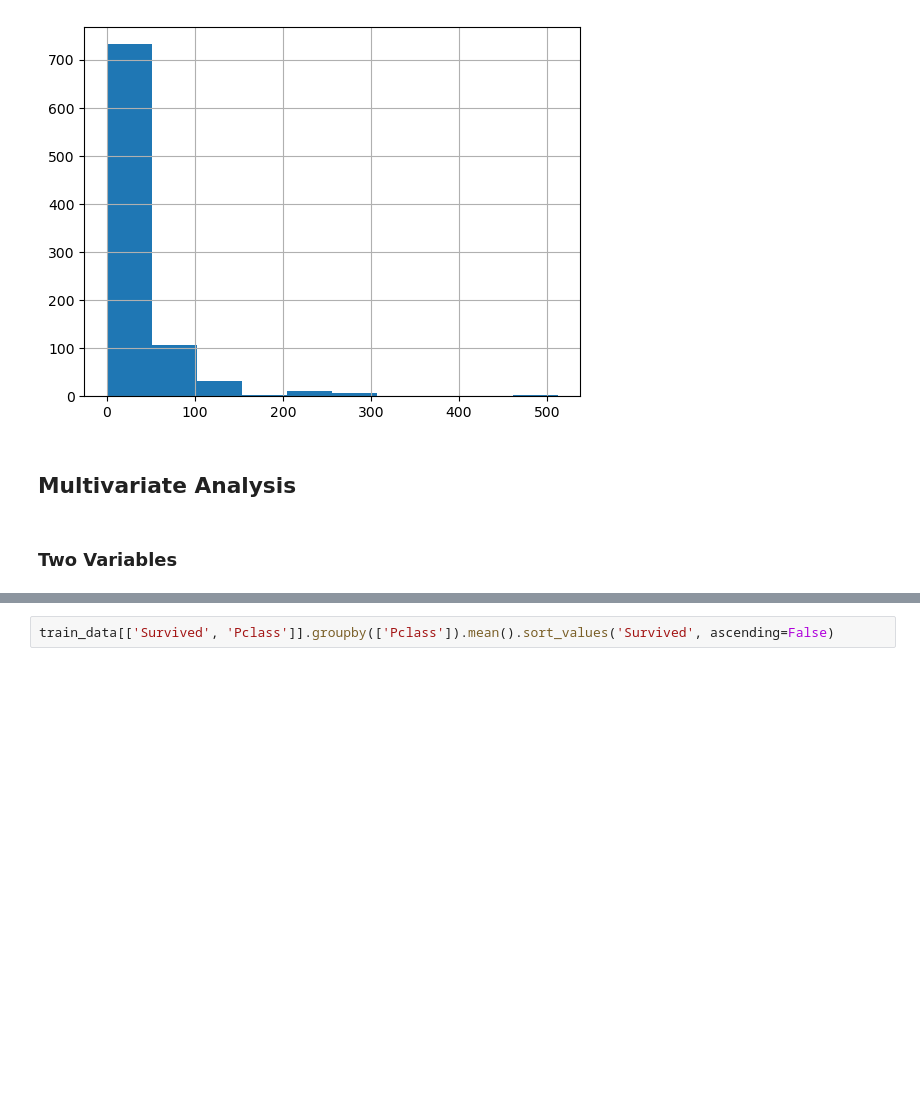
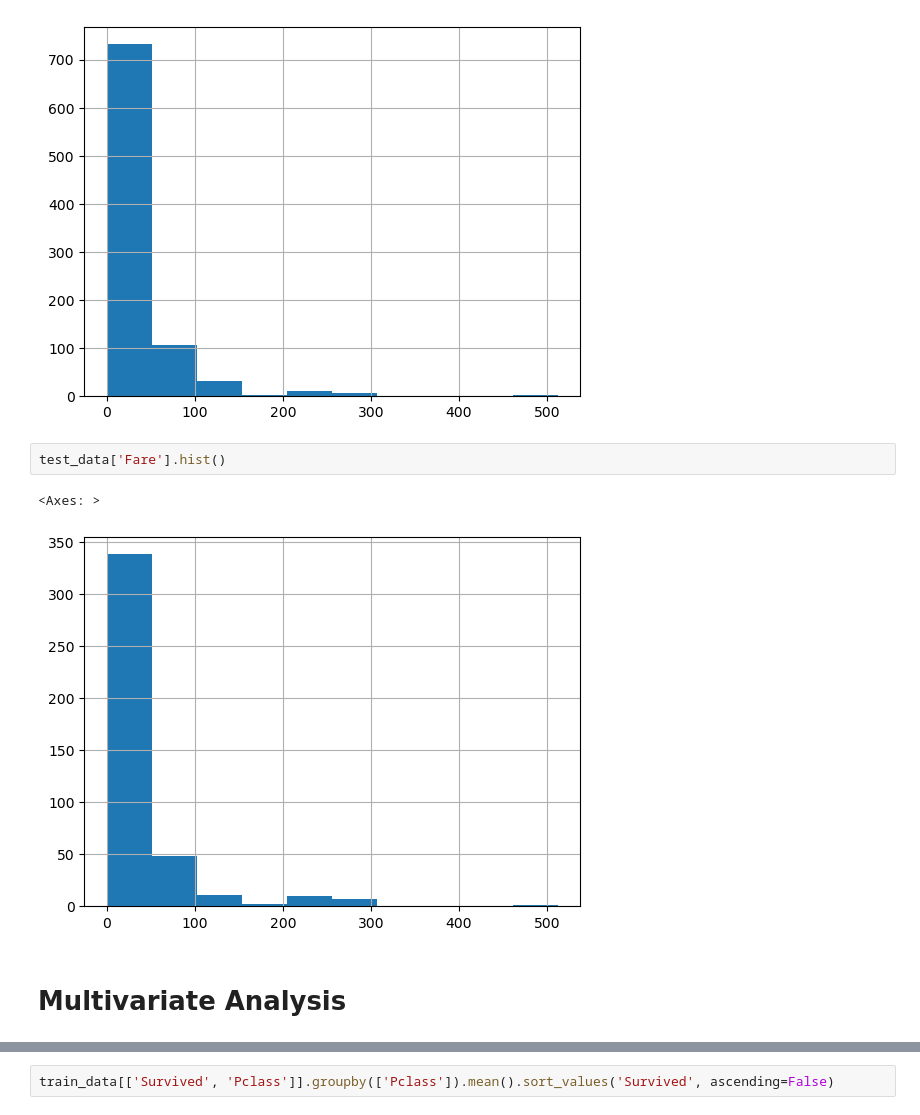
Before and after one commit to Chocomilkteaa/Titanic, a Jupyter notebook: eda.ipynb, the cells around one changed output, grey strips where cells are left out. Cells and saved outputs as stored; diff of their text form; blank space fills up the shorter version.

```diff
--- a/eda.ipynb
+++ b/eda.ipynb
@@ -187,7 +250,10 @@ train_data['Fare'].hist()
 # %% [output]
 <Axes: >
 [figure]
+# %%
+test_data['Fare'].hist()
+# %% [output]
+<Axes: >
+[figure, added]
 # %% [markdown]
-## Multivariate Analysis
+# Multivariate Analysis
-# %% [markdown]
-### Two Variables
```
Also changed, not shown: parts of 214 cells of this notebook, 1 other file.
